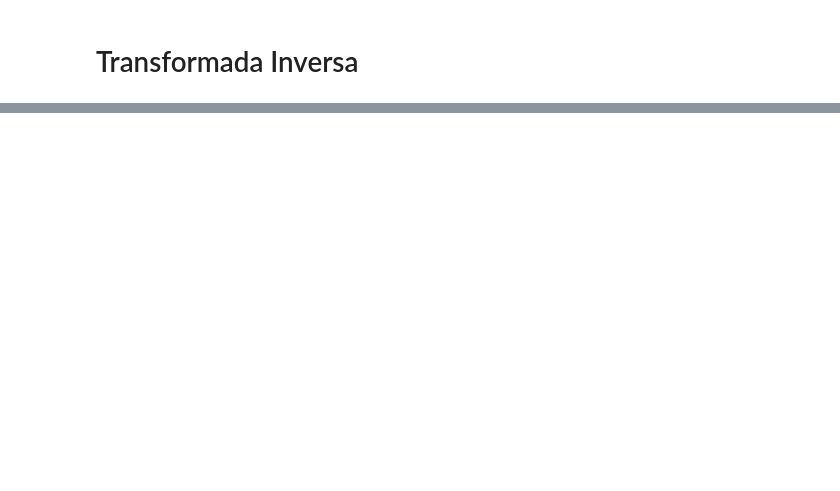
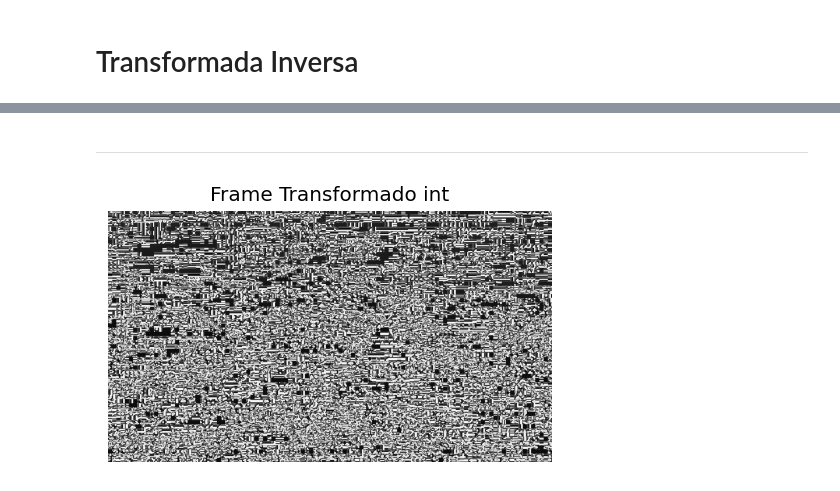
Before and after one commit to estebantejeda/INFO239, a Jupyter notebook: proyectos/proyecto1/informe/informe.ipynb, the cells around one changed output, grey strips where cells are left out. Cells and saved outputs as stored; diff of their text form; code cells hidden in the pictures; blank space fills up the shorter version.

```diff
--- a/proyectos/proyecto1/informe/informe.ipynb
+++ b/proyectos/proyecto1/informe/informe.ipynb
@@ -429,0 +447,2 @@ ax.axis('off');
+# %% [markdown]
+---------------------------
@@ -429,0 +451,7 @@ ax.axis('off');
+# %%
+fig, ax = plt.subplots(figsize=(4, 3), tight_layout=True)
+ax.imshow(f2, cmap=plt.cm.Greys_r)
+ax.set_title('Frame Transformado int')
+ax.axis('off');
+# %% [output]
+[figure, added]
```
Also changed, not shown: parts of 32 cells of this notebook.
